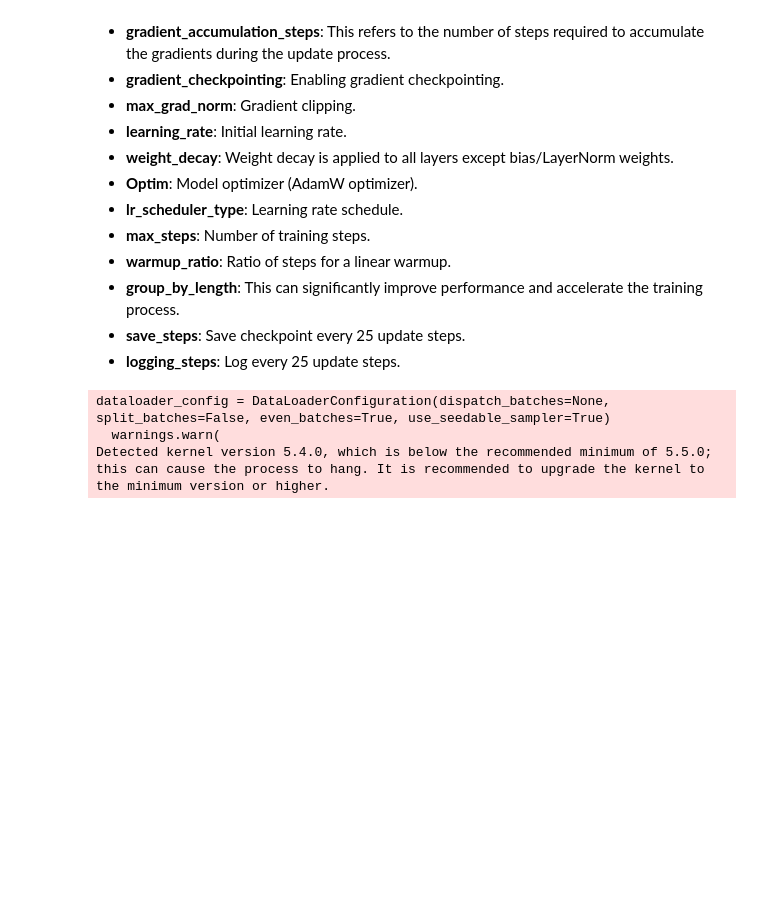
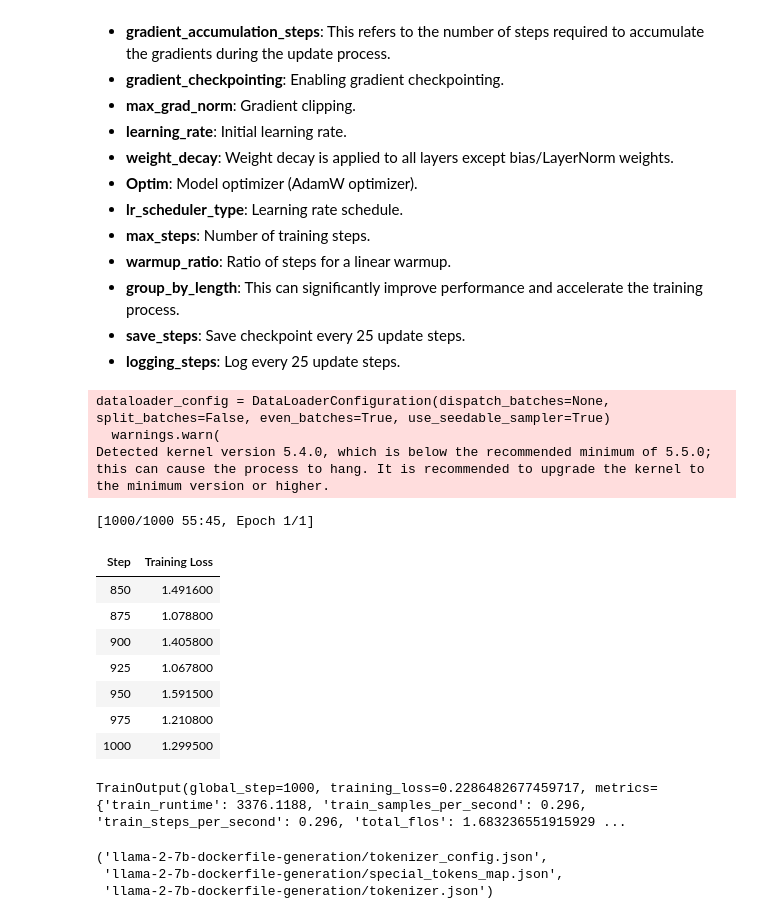
Before and after one commit to NS-unina/VulnEnvLLM, a Jupyter notebook: LLM/training_llama_CPU.ipynb, the cells around one changed output. Saved outputs shown, nothing was run; the diff lists cells and outputs as text; code cells hidden in the pictures; blank space fills up the shorter version.

Commit message:
Tested and trained Llama2 using only CPU on a test dataset
Signed-off-by: Tony177 <antonioavolio18@gmail.com>

```diff
--- a/LLM/training_llama_CPU.ipynb
+++ b/LLM/training_llama_CPU.ipynb
@@ -116,11 +112,26 @@ dataloader_config = DataLoaderConfiguration(dispatch_batches=None, split_batches
 Detected kernel version 5.4.0, which is below the recommended minimum of 5.5.0; this can cause the process to hang. It is recommended to upgrade the kernel to the minimum version or higher.
 # %%
 # Train the model
-trainer.train()
+trainer.train(resume_from_checkpoint=True)
+# %% [output]
+[1000/1000 55:45, Epoch 1/1]
+| Step | Training Loss |
+| 850 | 1.491600 |
+| 875 | 1.078800 |
+| 900 | 1.405800 |
+| 925 | 1.067800 |
+| 950 | 1.591500 |
+| 975 | 1.210800 |
+| 1000 | 1.299500 |
+TrainOutput(global_step=1000, training_loss=0.2286482677459717, metrics={'train_runtime': 3376.1188, 'train_samples_per_second': 0.296, 'train_steps_per_second': 0.296, 'total_flos': 1.683236551915929 ...
 # %%
 # Save the model
 trainer.model.save_pretrained(new_model)
 trainer.tokenizer.save_pretrained(new_model)
+# %% [output]
+('llama-2-7b-dockerfile-generation/tokenizer_config.json',
+ 'llama-2-7b-dockerfile-generation/special_tokens_map.json',
+ 'llama-2-7b-dockerfile-generation/tokenizer.json')
 # %%
 # pip install tensorboard
 from tensorboard import notebook
```
Also changed, not shown: parts of 6 cells of this notebook, 8 other files.
